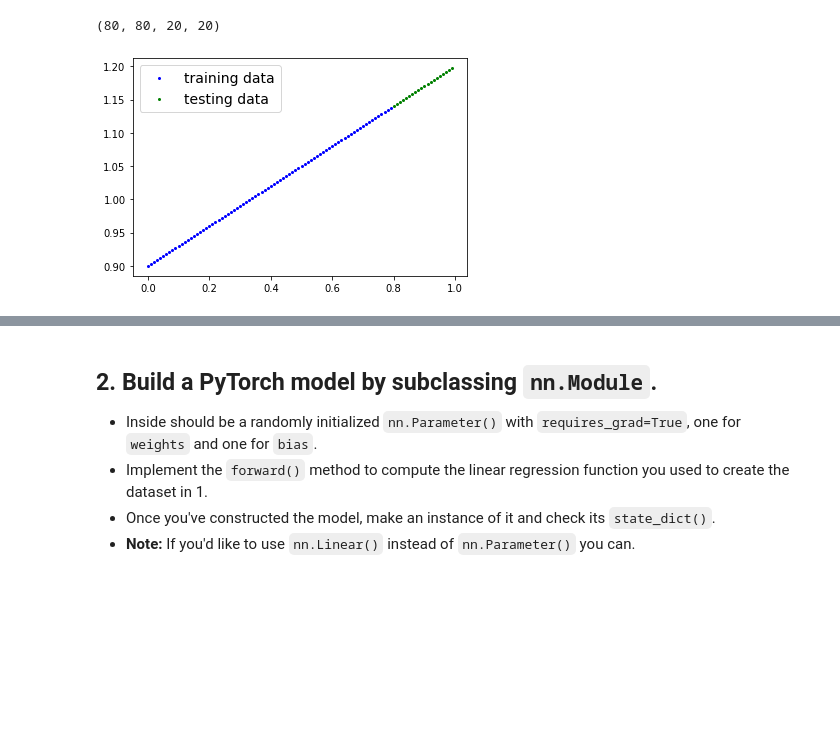
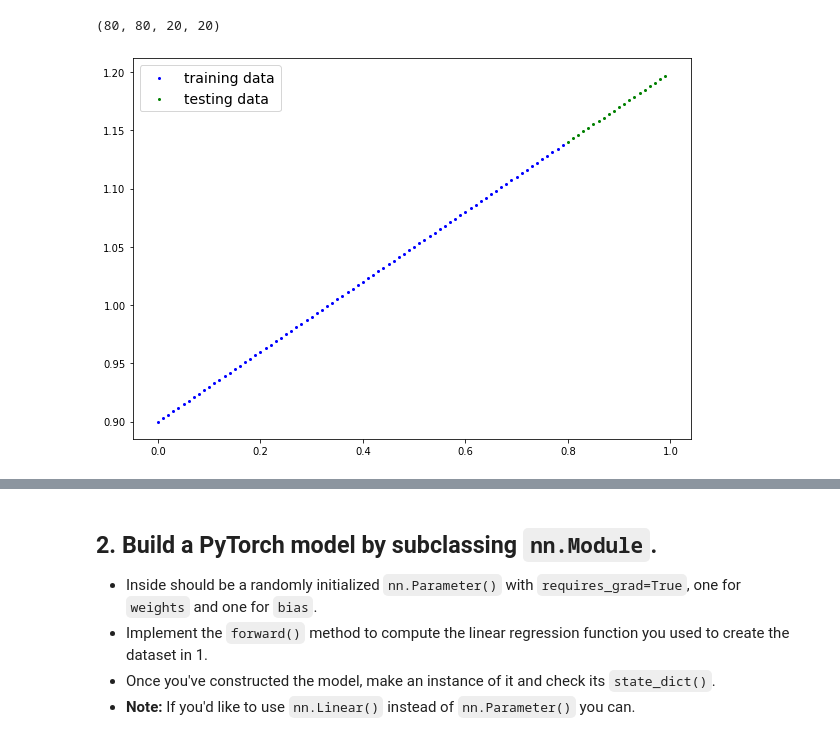
Before and after one commit to zahra-sharifzadeh/pytorch, a Jupyter notebook: extras/exercises/01_pytorch_workflow_exercises.ipynb, the cells around one changed output, grey strips where cells are left out. Cells and saved outputs as stored; diff of their text form; code cells hidden in the pictures; blank space fills up the shorter version.

```diff
--- a/extras/exercises/01_pytorch_workflow_exercises.ipynb
+++ b/extras/exercises/01_pytorch_workflow_exercises.ipynb
@@ -87,12 +87,15 @@ len(X_train), len(y_train) , len(X_test) , len(y_test)
 (80, 80, 20, 20)
 # %%
 # Plot the training and testing data
+plt.figure(figsize=(10,7))
+
 plt.scatter(X_train, y_train, c="b", s=4, label="training data" )
 plt.scatter(X_test, y_test, c="g", s=4, label="testing data" )
+
 plt.legend(prop={"size": 14})
 plt.show()
 # %% [output]
-[figure, old version]
+[figure, new version]
 # %%
 def plot_prediction(
     train_data=X_train,
```
Also changed, not shown: parts of 10 cells of this notebook.
